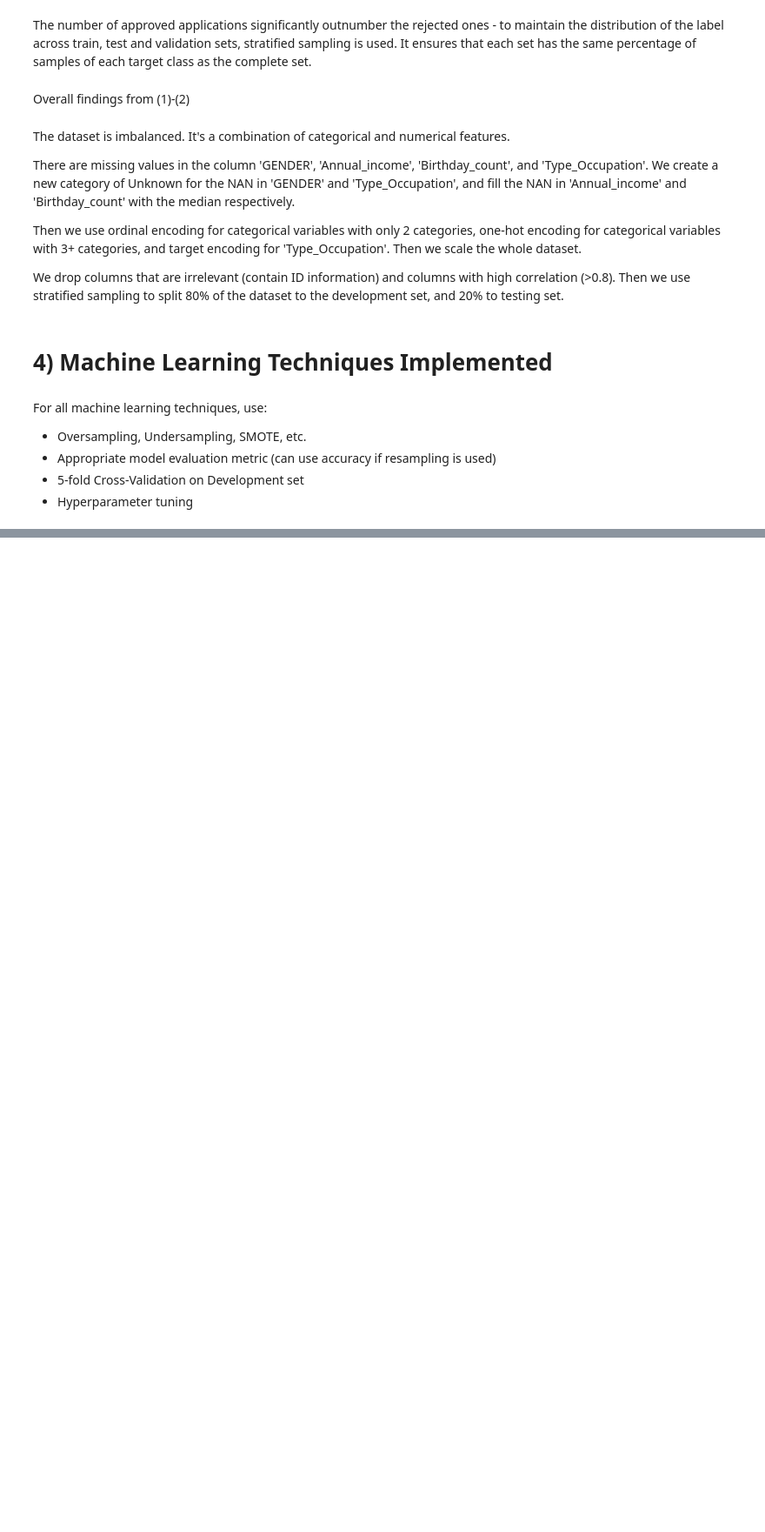
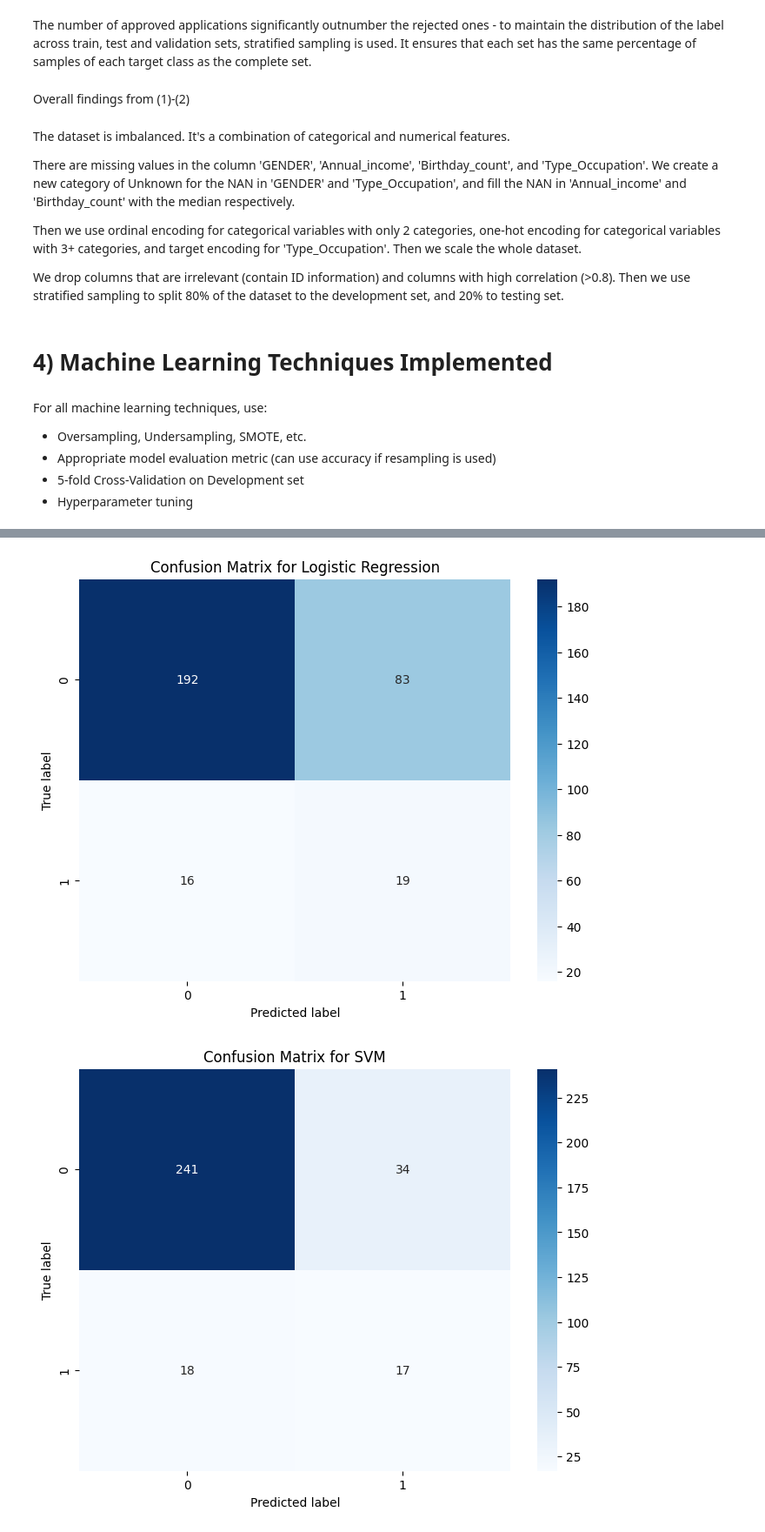
Before and after one commit to kevintaylor99/AML_Project, a Jupyter notebook: Workbooks/Project Workbook Main.ipynb, the cells around one changed output, grey strips where cells are left out. Shown at 87% size. Cells and saved outputs as stored; diff of their text form; code cells hidden in the pictures; blank space fills up the shorter version.

```diff
--- a/Workbooks/Project Workbook Main.ipynb
+++ b/Workbooks/Project Workbook Main.ipynb
@@ -337,7 +352,4 @@ boxplot = X.boxplot(column=['Employed_days'])
 boxplot = X.boxplot(column=['Birthday_count'])
 # %% [output]
 [figure]
-# %%
-s = StandardScaler()
-X = s.fit_transform(X)
 # %% [markdown]
@@ -380,0 +503,20 @@ For all machine learning techniques, use:
+# %%
+param_grid = {
+    'C': [0.1, 1, 10, 100],
+    'kernel': ['linear', 'rbf', 'poly'],
+    'gamma': ['scale', 'auto']
+}
+
+svm_grid = GridSearchCV(SVC(random_state = 42), param_grid, cv = 5, scoring = 'average_precision')
+svm_grid.fit(X_dev_oversample, y_dev_oversample)
+
+print("Best Parameters:", svm_grid.best_params_)
+
+best_svm = svm_grid.best_estimator_
+y_pred_train_best = best_svm.predict(X_dev_oversample)
+y_pred_test_best = best_svm.predict(X_test)
+
+print("Tuned Model - Training Accuracy:", accuracy_score(y_dev_oversample, y_pred_train_best))
+print("Tuned Model - Test Accuracy:", accuracy_score(y_test, y_pred_test_best))
+print("Tuned Model - Classification Report (Test):\n", classification_report(y_test, y_pred_test_best))
+print("Average Precision Score:", average_precision_score(y_test, y_pred_test_best))
@@ -380,0 +548,21 @@ For all machine learning techniques, use:
+# %%
+# Confusion matrix for Logistic Regression
+cm_logreg = confusion_matrix(y_test, y_pred_best)
+plt.figure(figsize=(8, 6))
+sns.heatmap(cm_logreg, annot=True, fmt="d", cmap="Blues")
+plt.title("Confusion Matrix for Logistic Regression")
+plt.xlabel("Predicted label")
+plt.ylabel("True label")
+plt.show()
+
+# Confusion matrix for SVM
+cm_svm = confusion_matrix(y_test, y_pred_test_best)
+plt.figure(figsize=(8, 6))
+sns.heatmap(cm_svm, annot=True, fmt="d", cmap="Blues")
+plt.title("Confusion Matrix for SVM")
+plt.xlabel("Predicted label")
+plt.ylabel("True label")
+plt.show()
+# %% [output]
+[figure, added]
+[figure, added]
```
Also changed, not shown: parts of 59 cells of this notebook.
